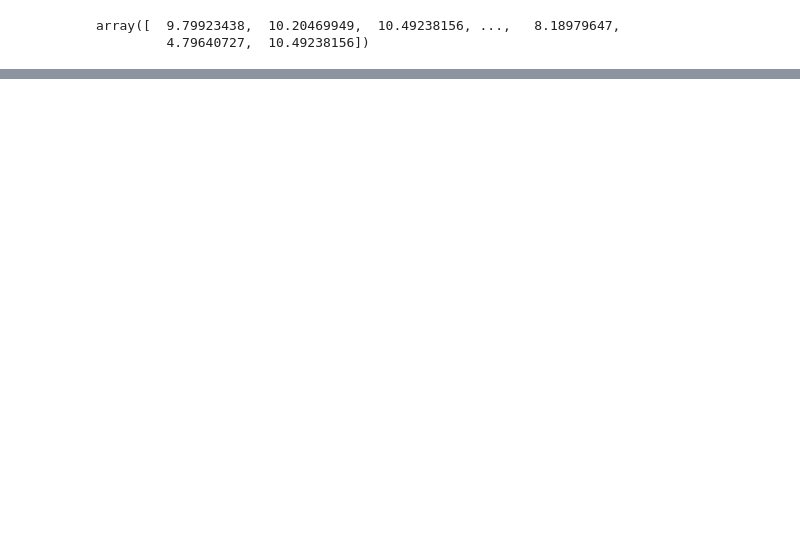
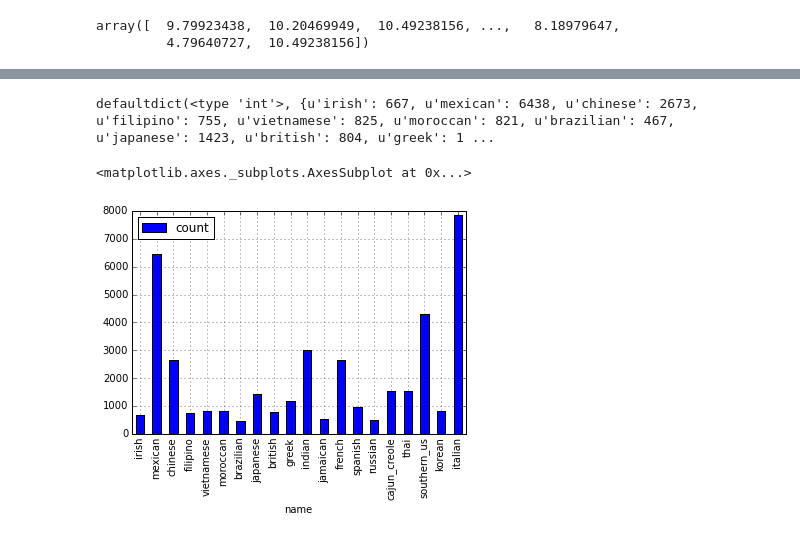
Before and after one commit to tulte/kaggle, a Jupyter notebook: cooking/cooking.ipynb, the cells around one changed output, grey strips where cells are left out. Drawn from its saved outputs; the diff is of its cells as text; code cells hidden in the pictures; blank space fills up the shorter version.

```diff
--- a/cooking/cooking.ipynb
+++ b/cooking/cooking.ipynb
@@ -44 +45,17 @@ sorted(vocabular_tfid, key=vocabular_tfid.__getitem__, reverse=True)
  ...]
+# %%
+cuisine = collections.defaultdict(int)
+for entry in train:
+    cuisine[entry['cuisine']] += 1
+# %%
+cuisine
+# %% [output]
+defaultdict(<type 'int'>, {u'irish': 667, u'mexican': 6438, u'chinese': 2673, u'filipino': 755, u'vietnamese': 825, u'moroccan': 821, u'brazilian': 467, u'japanese': 1423, u'british': 804, u'greek': 1 ...
+# %%
+df_cuisine = pd.DataFrame(cuisine.items(),columns=['name','count'])
+df_cuisine.index = df_cuisine['name']
+# %%
+df_cuisine.plot(kind='bar')
+# %% [output]
+<matplotlib.axes._subplots.AxesSubplot at 0x...>
+[figure, added]
```
Also changed, not shown: parts of 2 cells of this notebook.
